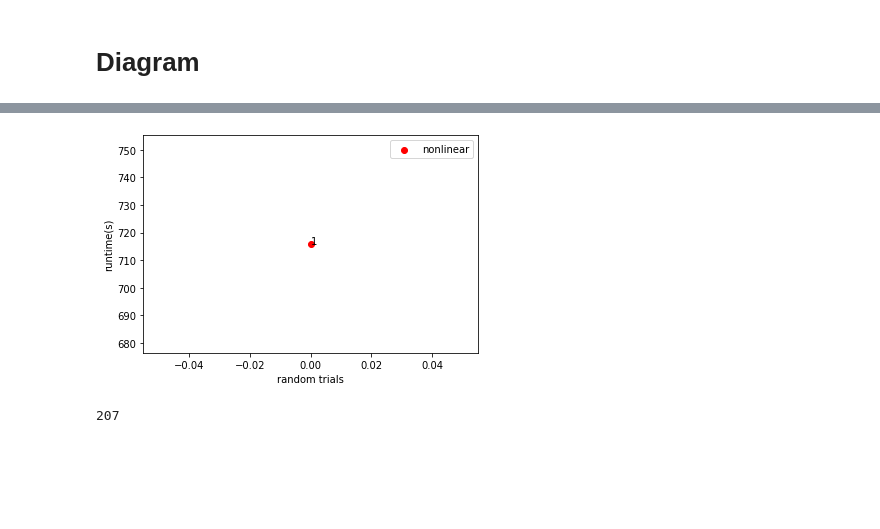
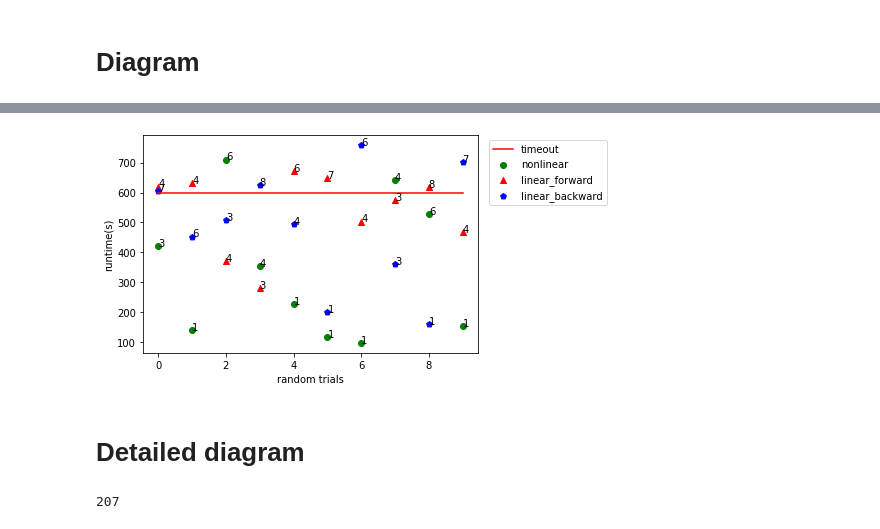
Before and after one commit to gramaziokohler/integral_timber_joints, a Jupyter notebook: SCF_diagram.ipynb, the cells around one changed output, grey strips where cells are left out. Saved outputs shown, nothing was run; the diff lists cells and outputs as text; code cells hidden in the pictures; blank space fills up the shorter version.

Commit message:
add 600 timeout data

```diff
--- a/SCF_diagram.ipynb
+++ b/SCF_diagram.ipynb
@@ -40,15 +40,10 @@ Process json parsed from /home/yijiangh/itj_ws/integral_timber_joints/external/i
 # from collections import defaultdict
 import json
 
-file_name = 'b4_runtime_data_No_TC_21-07-05_18-53-03.json'
+file_name = 'b4_runtime_data_No_TC_21-07-05_19-59-42.json'
 runtime_data = {}
 with open('figs/{}'.format(file_name), 'r') as f:
     runtime_data = json.load(f)
 
-# runtime_data2 = {}
-# with open('figs/b4_runtime_data_linear_backward.json', 'r') as f:
-#     runtime_data2 = json.load(f)
-# runtime_data.update(runtime_data2)
-
 print(runtime_data.keys())
 # %% [output]
@@ -79,26 +87,41 @@ True - BT 2 | time 715.85
 # %%
 import matplotlib.pyplot as plt
 import numpy as np
 import numpy as np
 
 fig, ax = plt.subplots()
 markers = ['o', '^', (5, 0)]
-mcolors = ['r', 'g', 'b']
+mcolors = ['g', 'r', 'b']
 for marker, mcolor, (solve_m, solve_mode_data) in zip(markers, mcolors, runtime_data.items()):
     x = range(len(solve_mode_data))
     runtime_per_trial = [solve_mode_data[str(at)]['total_runtime'] for at in x]
     num_bts = [len(solve_mode_data[str(at)])-1 for at in x]
     plt.scatter(x, runtime_per_trial, marker=marker, c=mcolor, label=solve_m)
     for i in x:
         plt.annotate(num_bts[i], (i, runtime_per_trial[i]))
+plt.plot(x, [600 for _ in x], c='r', label='timeout')
 
 ax.set_xlabel('random trials')
 ax.set_ylabel('runtime(s)')
 # ax.set_title('Runtime by sovl')
-ax.legend()
+leg = ax.legend(loc='upper right')
+
+plt.draw() # Draw the figure so you can find the positon of the legend.
+
+# Get the bounding box of the original legend
+bb = leg.get_bbox_to_anchor().transformed(ax.transAxes.inverted())
+
+# Change to location of the legend.
+xOffset = 0.4
+bb.x0 += xOffset
+bb.x1 += xOffset
+leg.set_bbox_to_anchor(bb, transform = ax.transAxes)
+
 plt.show()
 # %% [output]
-[figure, old version]
+[figure, new version]
+# %% [markdown]
+# Detailed diagram
 # %%
 from plotly.subplots import make_subplots
 import plotly.graph_objects as go
```
Also changed, not shown: parts of 3 cells of this notebook, 5 other files.
